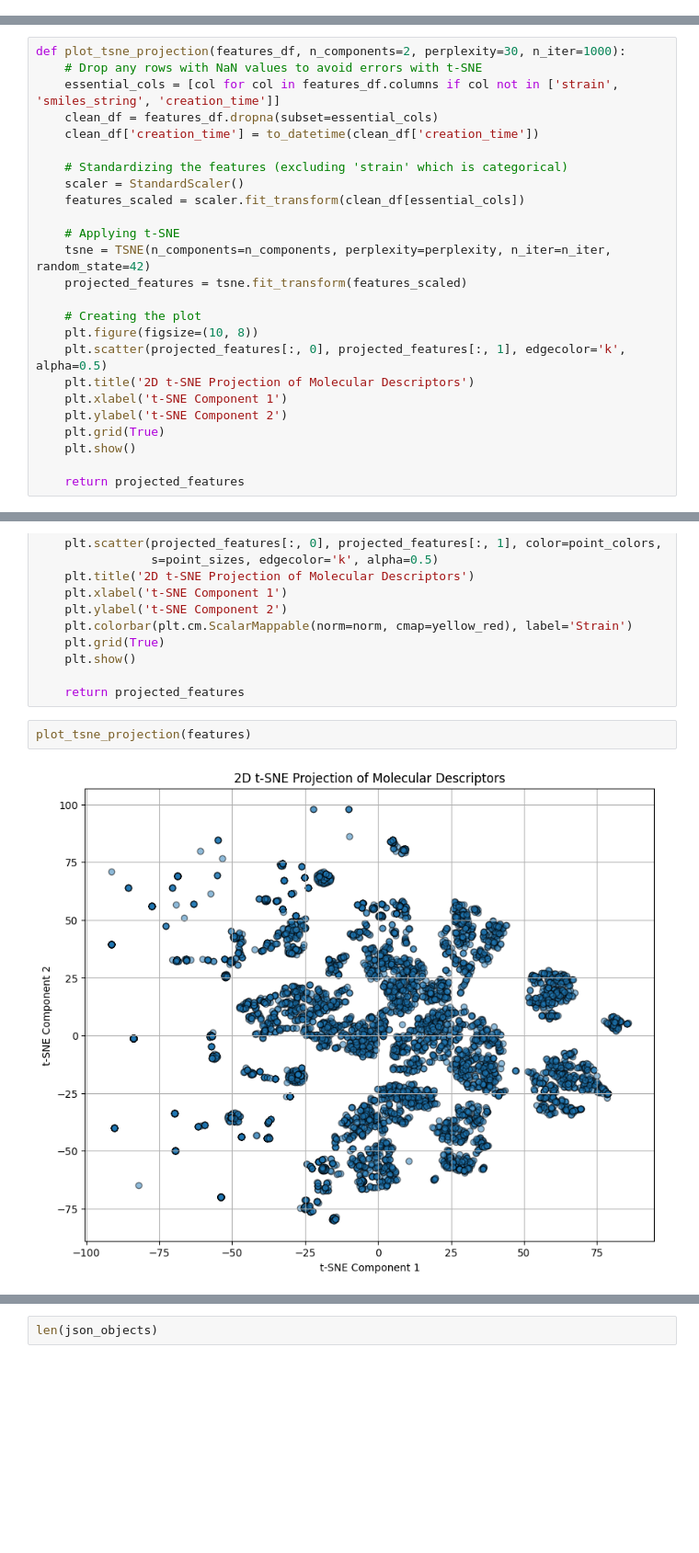
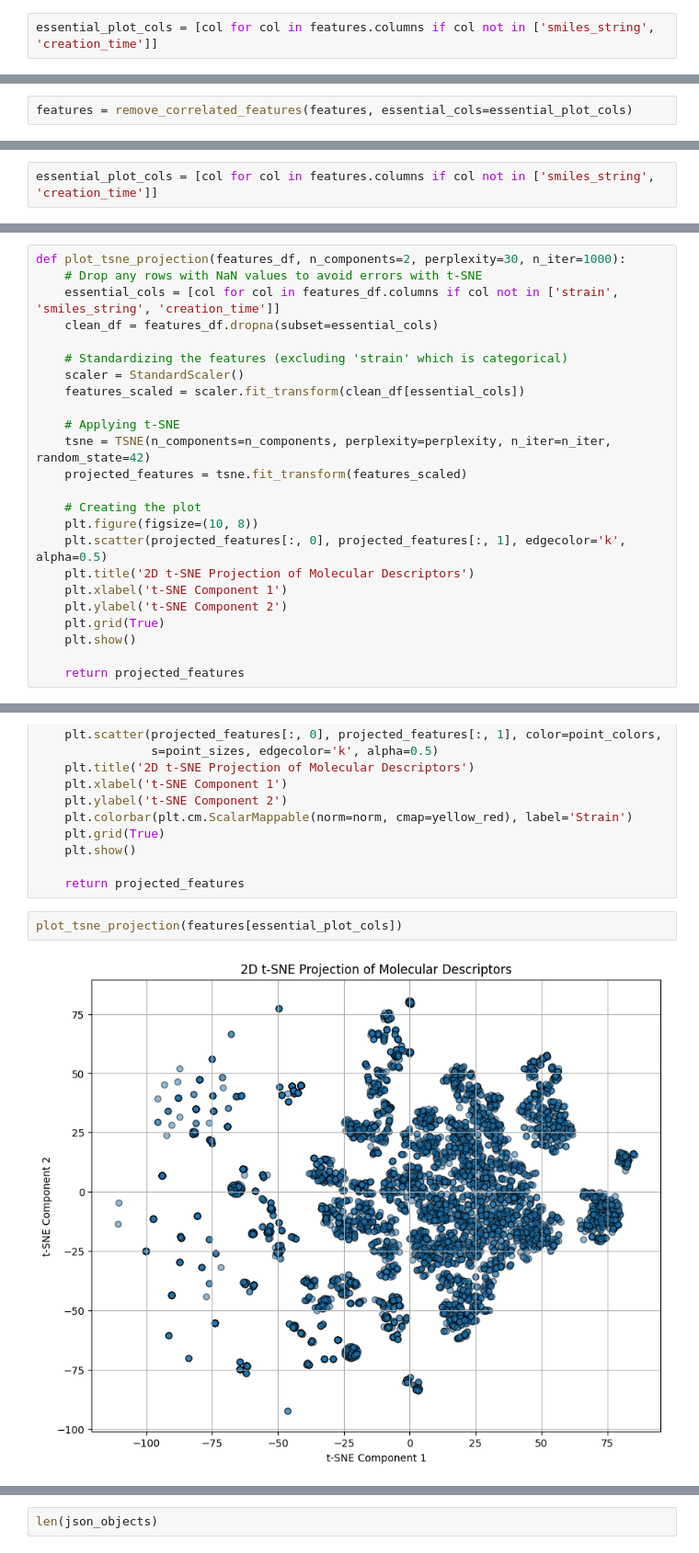
Before and after one commit to danielgrzenda/mof-generation-at-scale, a Jupyter notebook: scripts/evaluate-generated-mofs/feature_engineering_projections.ipynb, the cells around one changed output, grey strips where cells are left out. Shown at 92% size. Saved outputs shown, nothing was run; the diff lists cells and outputs as text; blank space fills up the shorter version.

Commit message:
remove corr features before plotting

```diff
--- a/scripts/evaluate-generated-mofs/feature_engineering_projections.ipynb
+++ b/scripts/evaluate-generated-mofs/feature_engineering_projections.ipynb
@@ -174,0 +183,2 @@ features = generate_features(list_of_smiles)
+# %%
+essential_plot_cols = [col for col in features.columns if col not in ['smiles_string', 'creation_time']]
@@ -174,0 +242,2 @@ features = generate_features(list_of_smiles)
+# %%
+features = remove_correlated_features(features, essential_cols=essential_plot_cols)
@@ -175,3 +275,5 @@ features = generate_features(list_of_smiles)
+# %%
+essential_plot_cols = [col for col in features.columns if col not in ['smiles_string', 'creation_time']]
 # %%
 def plot_isomap_projection(features_df, n_neighbors=20, n_components=2):
     clean_df = features_df.dropna()
@@ -232,7 +334,6 @@ def plot_tsne_projection(features_df, n_components=2, perplexity=30, n_iter=1000
     # Drop any rows with NaN values to avoid errors with t-SNE
     essential_cols = [col for col in features_df.columns if col not in ['strain', 'smiles_string', 'creation_time']]
     clean_df = features_df.dropna(subset=essential_cols)
-    clean_df['creation_time'] = to_datetime(clean_df['creation_time'])
 
     # Standardizing the features (excluding 'strain' which is categorical)
     scaler = StandardScaler()
@@ -297,6 +398,6 @@ def plot_tsne_projection_time_and_strain(features_df, n_components=2, perplexity
 
     return projected_features
 # %%
-plot_tsne_projection(features)
+plot_tsne_projection(features[essential_plot_cols])
 # %% [output]
-[figure, old version]
+[figure, new version]
```
Also changed, not shown: parts of 17 cells of this notebook.
